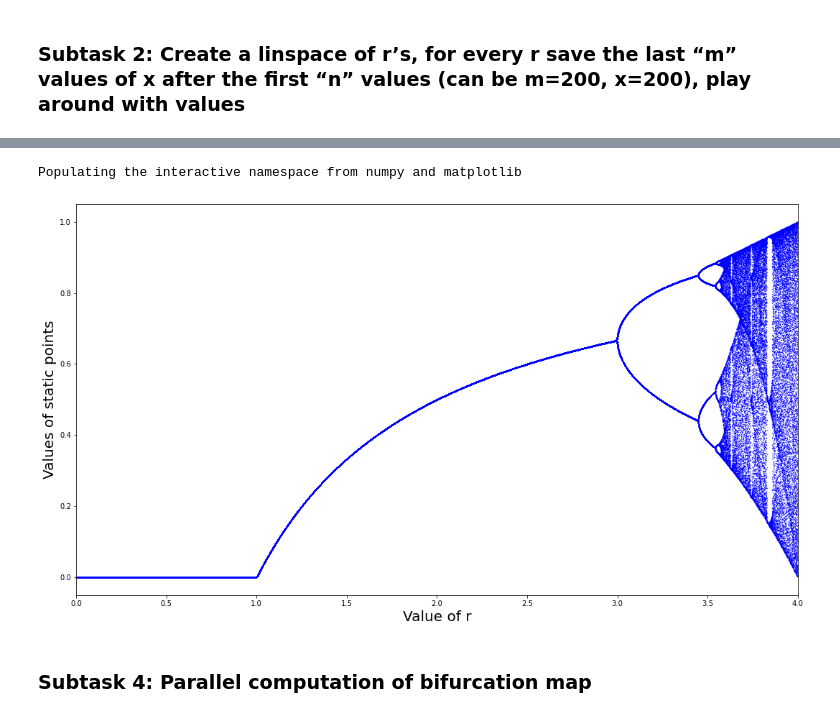
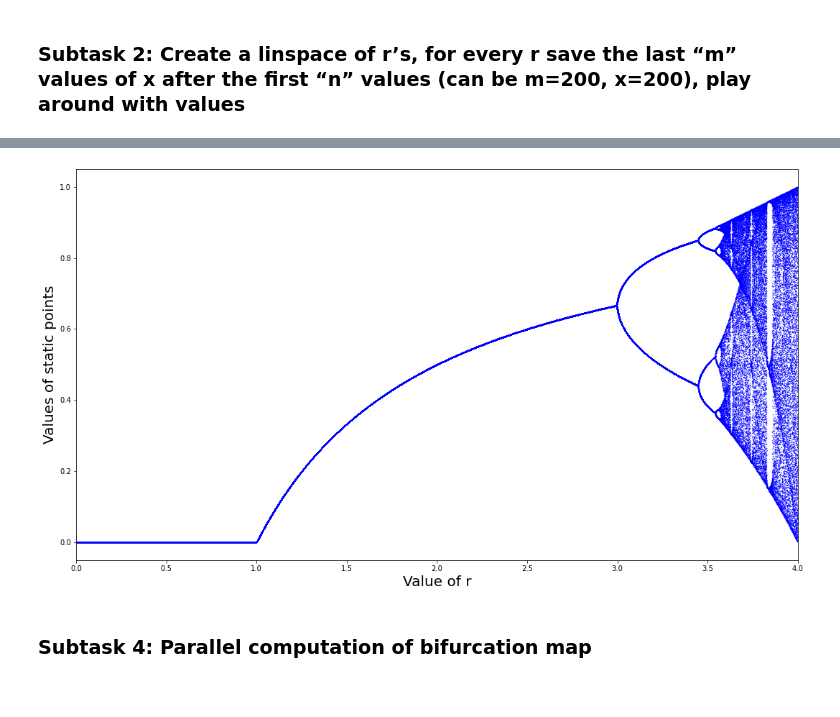
Before and after one commit to Skrikunov/HPPL_2020, a Jupyter notebook: Task 1: Bifurcations/Bifurcations.ipynb, the cells around one changed output, grey strips where cells are left out. Cells and saved outputs as stored; diff of their text form; code cells hidden in the pictures.

```diff
--- a/Task 1: Bifurcations/Bifurcations.ipynb
+++ b/Task 1: Bifurcations/Bifurcations.ipynb
@@ -57,0 +43,3 @@ for i in arange(0,4,0.2):
+# %%
+steps = 125
+evolutionX(r = 0.5, steps = steps)
@@ -99,43 +127,39 @@ plotBifurcationMap(pointsX = 10000, minX = 3.5, maxX = 4, m = 40, steps = 500)
 # %%
-# jit bif map
-%pylab inline
-from numba import njit
-
 # m = 30 # the number of last values taken into account
 # steps = 500 # the number of steps (in order to be stable)
 
 @njit(fastmath=True)
 def func(pointsX = 1000, minX = 0, maxX = 4, m = 10, steps = 100):
     r = np.linspace(minX, maxX, pointsX) # the range of r
 
     X = np.zeros((pointsX, m)) # array for scatterplot
     Y = np.zeros((pointsX, m)) # array for scatterplot
     x = np.zeros(steps)
 
     for j in arange(pointsX):
         x[0] = np.random.rand() # random initial value
         for n in range(1,steps):
             # choose 1 option
             x[n] = r[j] * x[n-1] * (1 - x[n-1])
             # x[n] = r[j] * sin(x[n-1])
 
         X[j] = (x[steps-m:steps]) # take into account the last m values
         Y[j] = r[j] # set r value for each x[inf] - for scatter plot
 
     return X, Y
 
 def plotBifurcationMap(pointsX = 10000, minX = 0, maxX = 4, m = 40, steps = 500):
     X, Y = func(pointsX = 10000, minX = 0, maxX = 4, m = 40, steps = 500)
     plt.figure(figsize=(18, 10))
     xlim((minX, maxX))   # set the xlim to left, right
     #ylim(0, 1)     # set the xlim to left, right
     plt.ylabel('Values of static points', fontsize=20)
     plt.xlabel('Value of r', fontsize=20)
     plt.scatter(Y,X, c = 'b', s = 0.1)
-plotBifurcationMap(pointsX = 10000, minX = 0, maxX = 4, m = 40, steps = 500)
+
+plotBifurcationMap(pointsX = 5000, minX = 0, maxX = 4, m = 40, steps = 500)
 # %% [output]
-Populating the interactive namespace from numpy and matplotlib
-[figure, old version]
+[figure, new version]
 # %% [markdown]
 ### Subtask 4: Parallel computation of bifurcation map
 # %%
```
Also changed, not shown: parts of 31 cells of this notebook, 14 other files.
